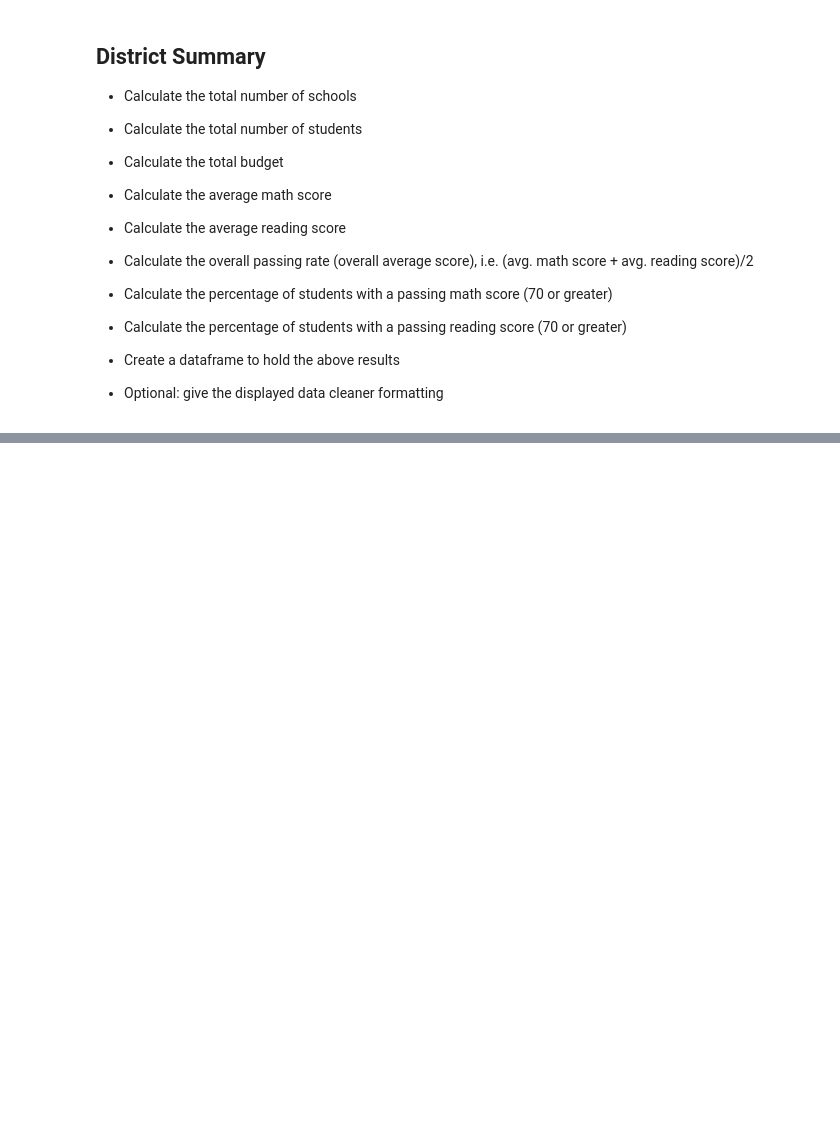
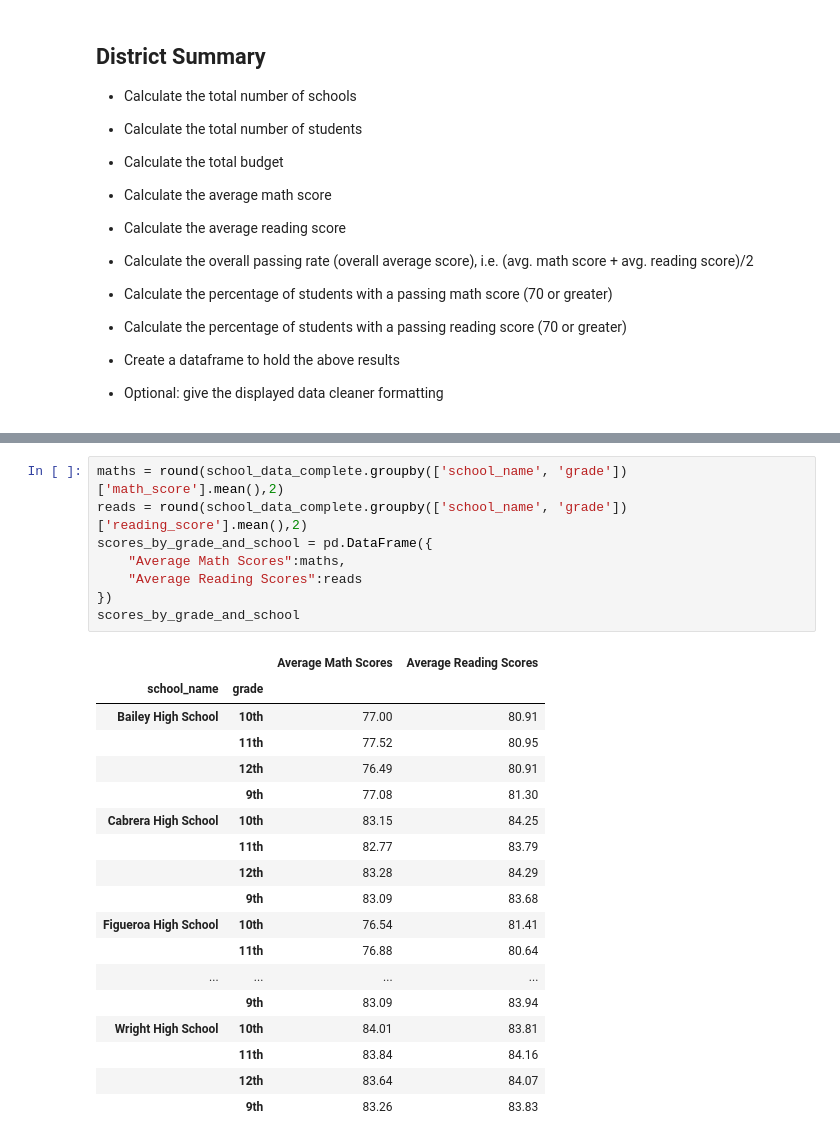
Before and after one commit to walraven/pandas-challenge, a Jupyter notebook: PyCitySchools/PyCitySchools.ipynb, the cells around one changed output, grey strips where cells are left out. Drawn from its saved outputs; the diff is of its cells as text; blank space fills up the shorter version.

```diff
--- a/PyCitySchools/PyCitySchools.ipynb
+++ b/PyCitySchools/PyCitySchools.ipynb
@@ -115,0 +164,27 @@ group_names = ["Small (<1000)", "Medium (1000-2000)", "Large (2000-5000)"]
+# %%
+maths = round(school_data_complete.groupby(['school_name', 'grade'])['math_score'].mean(),2)
+reads = round(school_data_complete.groupby(['school_name', 'grade'])['reading_score'].mean(),2)
+scores_by_grade_and_school = pd.DataFrame({
+    "Average Math Scores":maths,
+    "Average Reading Scores":reads
+})
+scores_by_grade_and_school
+# %% [output]
+|  |  | Average Math Scores | Average Reading Scores |
+| school_name | grade |  |  |
+| Bailey High School | 10th | 77.00 | 80.91 |
+|  | 11th | 77.52 | 80.95 |
+|  | 12th | 76.49 | 80.91 |
+|  | 9th | 77.08 | 81.30 |
+| Cabrera High School | 10th | 83.15 | 84.25 |
+|  | 11th | 82.77 | 83.79 |
+|  | 12th | 83.28 | 84.29 |
+|  | 9th | 83.09 | 83.68 |
+| Figueroa High School | 10th | 76.54 | 81.41 |
+|  | 11th | 76.88 | 80.64 |
+| ... | ... | ... | ... |
+|  | 9th | 83.09 | 83.94 |
+| Wright High School | 10th | 84.01 | 83.81 |
+|  | 11th | 83.84 | 84.16 |
+|  | 12th | 83.64 | 84.07 |
+|  | 9th | 83.26 | 83.83 |
```
Also changed, not shown: parts of 35 cells of this notebook, 1 other file.
